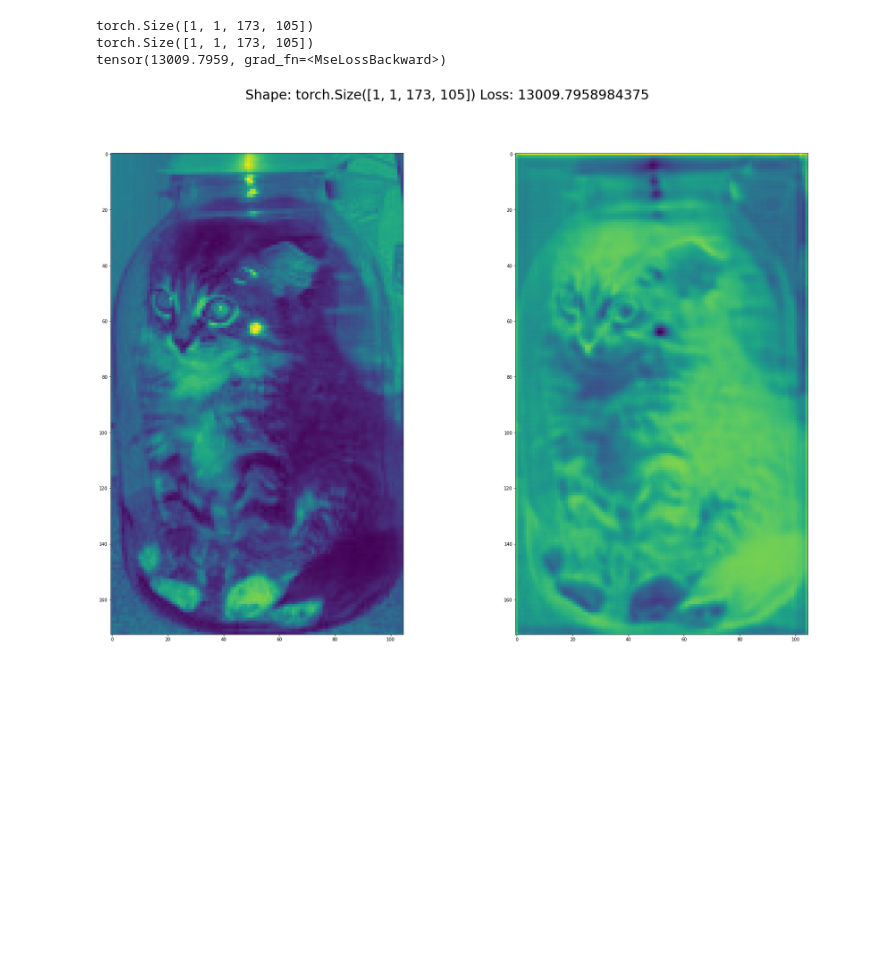
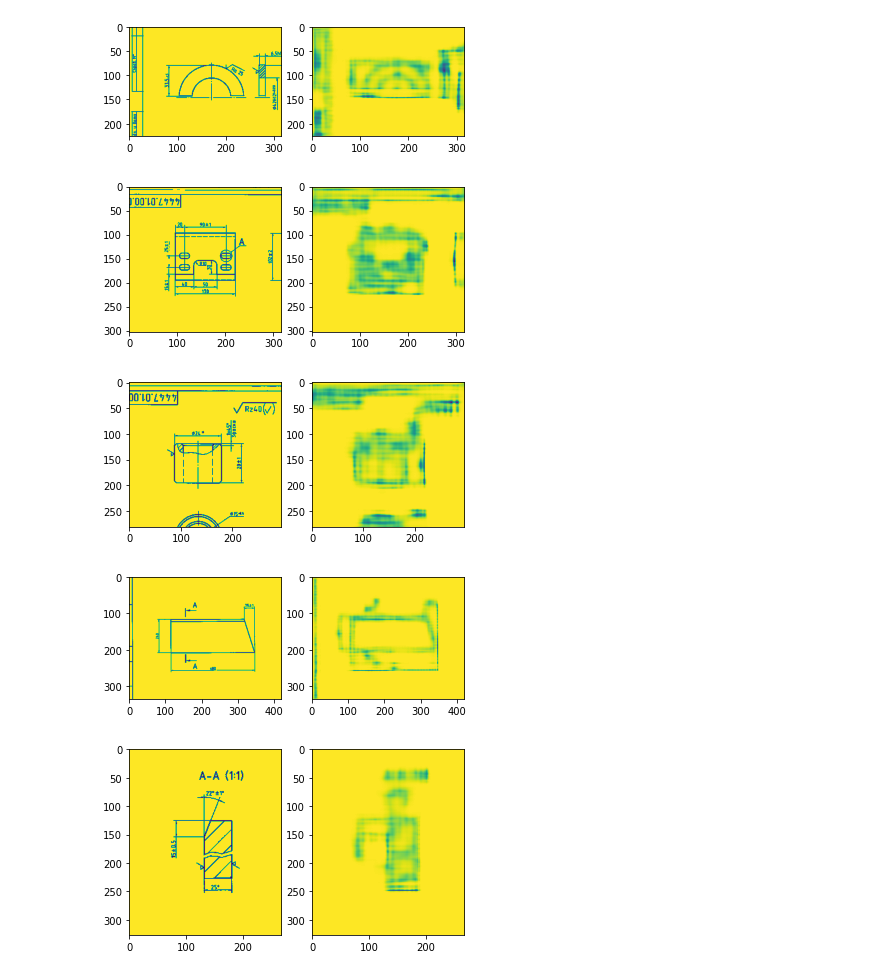
Before and after one commit to ars860/Blueprins, a Jupyter notebook: autoencoder.ipynb, the cells around one changed output. Saved outputs shown, nothing was run; the diff lists cells and outputs as text; code cells hidden in the pictures; blank space fills up the shorter version.

```diff
--- a/autoencoder.ipynb
+++ b/autoencoder.ipynb
@@ -53 +67,9 @@ for img in samples:
+# %%
+plot_five('learned_models/03_05/autoencoder/1e-4_50epochs_zero_skip.pt')
+# %% [output]
+[figure, added]
+[figure, added]
+[figure, added]
+[figure, added]
+[figure, added]
 # %%
@@ -88,9 +114,2 @@ def test_on_cats_and_blueprints():
     plt.show()
     # train_as_autoencoder(model, dataloader_train)
-# %%
-test_on_cats_and_blueprints()
-# %% [output]
-torch.Size([1, 1, 173, 105])
-torch.Size([1, 1, 173, 105])
-tensor(13009.7959, grad_fn=<MseLossBackward>)
-[figure, removed]
```
Also changed, not shown: parts of 13 cells of this notebook, 7 other files.
